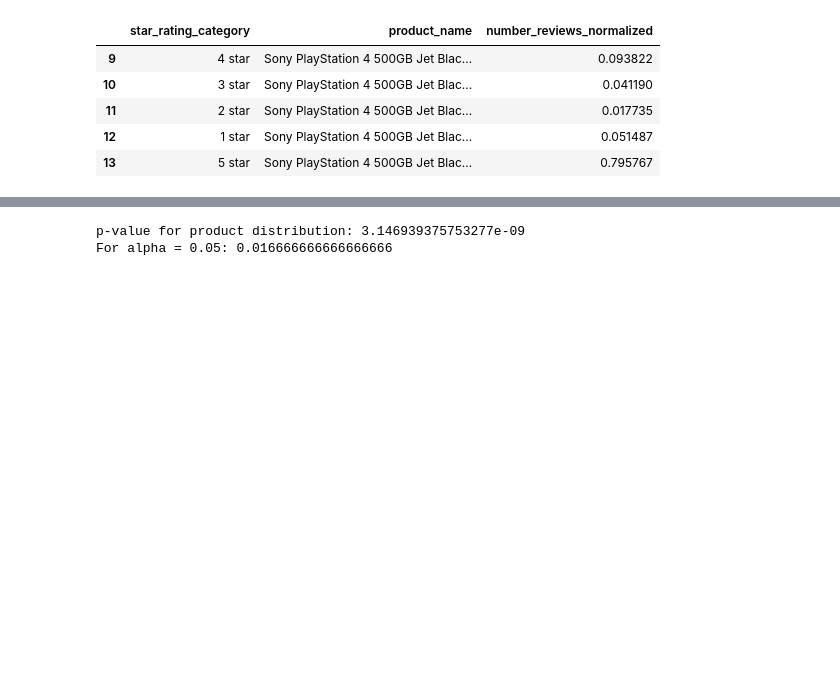
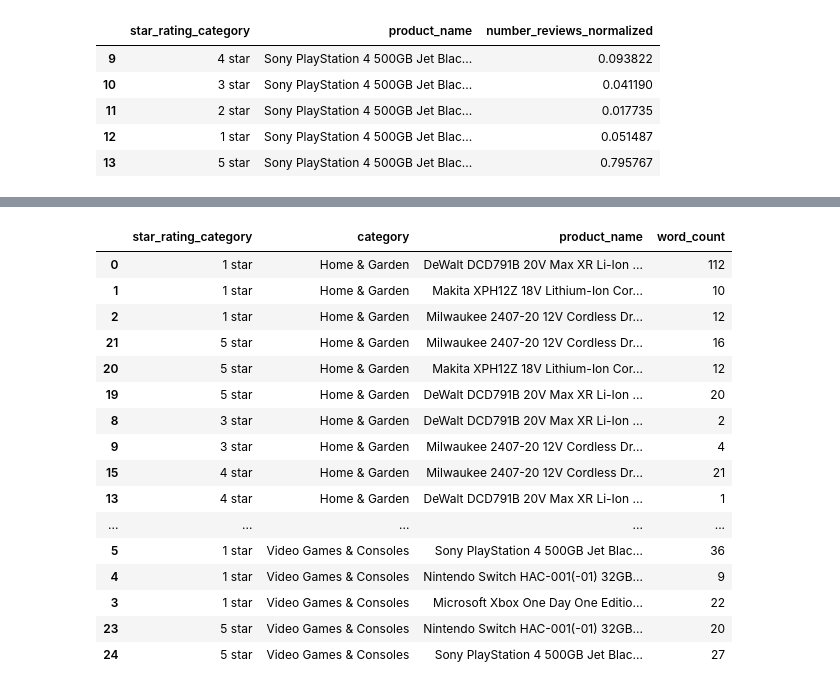
Before and after one commit to arunkumarakkineni/Statistical-Analysis-to-determine-similarity-of-product-reviews-on-Web-Crawled-Product-Review-Rating, a Jupyter notebook: cap1_stats_analysis.ipynb, the cells around one changed output, grey strips where cells are left out. Drawn from its saved outputs; the diff is of its cells as text; code cells hidden in the pictures; blank space fills up the shorter version.

Commit message:
Commit version3 with statistical tests

```diff
--- a/cap1_stats_analysis.ipynb
+++ b/cap1_stats_analysis.ipynb
@@ -514,13 +538,0 @@ print(e_colsum,e_rowsum,e_sum,calc_chi_score(arr),(rows-1)*(cols-1))
-# %%
-degrees_of_freedom = (rows-1)*(cols-1)
-test_distribution = stats.chi2(degrees_of_freedom)
-T_stat = calc_chi_score(arr)
-p_value = 1-test_distribution.cdf(T_stat)
-print("p-value for product distribution: {0}".format(p_value))
-alpha = 0.05
-m = num_brands
-critical_value = alpha/m
-print("For alpha = 0.05: {0}".format(critical_value))
-# %% [output]
-p-value for product distribution: 3.146939375753277e-09
-For alpha = 0.05: 0.016666666666666666
@@ -526,0 +544,25 @@ For alpha = 0.05: 0.016666666666666666
+# %%
+#Group the average star ratings for all the products
+df_wordcount_group = data1.groupby(['star_rating_category','category','product_name']).agg({'word_count':'mean'})
+df_wordcount_group = df_wordcount_group.reset_index()
+df_wordcount_group = df_wordcount_group.sort_values('category',ascending=True)
+df_wordcount_group['word_count'] = df_wordcount_group['word_count'].astype(np.int32)
+df_wordcount_group.head(30)
+# %% [output]
+|  | star_rating_category | category | product_name | word_count |
+| 0 | 1 star | Home & Garden | DeWalt DCD791B 20V Max XR Li-Ion ... | 112 |
+| 1 | 1 star | Home & Garden | Makita XPH12Z 18V Lithium-Ion Cor... | 10 |
+| 2 | 1 star | Home & Garden | Milwaukee 2407-20 12V Cordless Dr... | 12 |
+| 21 | 5 star | Home & Garden | Milwaukee 2407-20 12V Cordless Dr... | 16 |
+| 20 | 5 star | Home & Garden | Makita XPH12Z 18V Lithium-Ion Cor... | 12 |
+| 19 | 5 star | Home & Garden | DeWalt DCD791B 20V Max XR Li-Ion ... | 20 |
+| 8 | 3 star | Home & Garden | DeWalt DCD791B 20V Max XR Li-Ion ... | 2 |
+| 9 | 3 star | Home & Garden | Milwaukee 2407-20 12V Cordless Dr... | 4 |
+| 15 | 4 star | Home & Garden | Milwaukee 2407-20 12V Cordless Dr... | 21 |
+| 13 | 4 star | Home & Garden | DeWalt DCD791B 20V Max XR Li-Ion ... | 1 |
+| ... | ... | ... | ... | ... |
+| 5 | 1 star | Video Games & Consoles | Sony PlayStation 4 500GB Jet Blac... | 36 |
+| 4 | 1 star | Video Games & Consoles | Nintendo Switch HAC-001(-01) 32GB... | 9 |
+| 3 | 1 star | Video Games & Consoles | Microsoft Xbox One Day One Editio... | 22 |
+| 23 | 5 star | Video Games & Consoles | Nintendo Switch HAC-001(-01) 32GB... | 20 |
+| 24 | 5 star | Video Games & Consoles | Sony PlayStation 4 500GB Jet Blac... | 27 |
```
Also changed, not shown: parts of 9 cells of this notebook.
